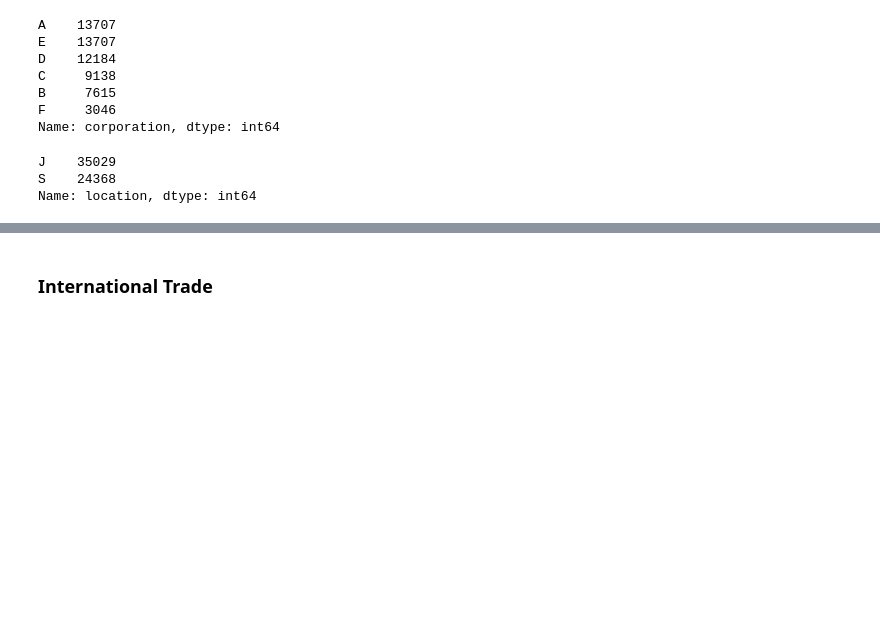
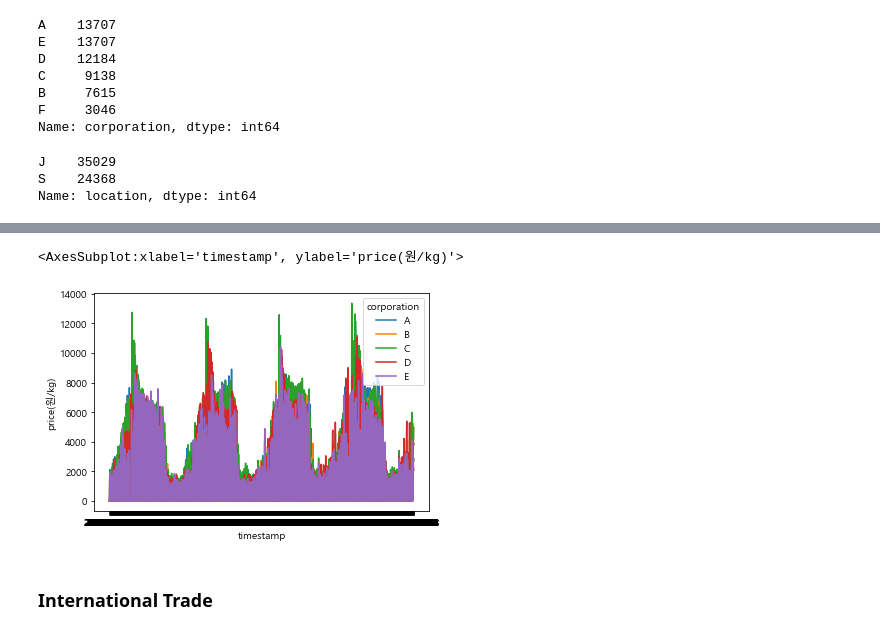
Before and after one commit to ParkGyuho/daily_code, a Jupyter notebook: 1.AI(ML,DL)/DACON/제주 특산물 가격 예측/0.EDA.ipynb, the cells around one changed output, grey strips where cells are left out. Saved outputs shown, nothing was run; the diff lists cells and outputs as text; code cells hidden in the pictures; blank space fills up the shorter version.

```diff
--- a/1.AI(ML,DL)/DACON/제주 특산물 가격 예측/0.EDA.ipynb
+++ b/1.AI(ML,DL)/DACON/제주 특산물 가격 예측/0.EDA.ipynb
@@ -148,0 +159,3 @@ Name: location, dtype: int64
+# %%
+train_TG = train.loc[train['item'] == 'TG']
+train_TG
@@ -149,3 +205,8 @@ Name: location, dtype: int64
+# %%
+sns.lineplot(data=train_TG, x='timestamp', y='price(원/kg)',ci=None, hue='corporation')
+# %% [output]
+<AxesSubplot:xlabel='timestamp', ylabel='price(원/kg)'>
+[figure, added]
 # %% [markdown]
 ### International Trade
 # %%
```
Also changed, not shown: parts of 4 cells of this notebook.
